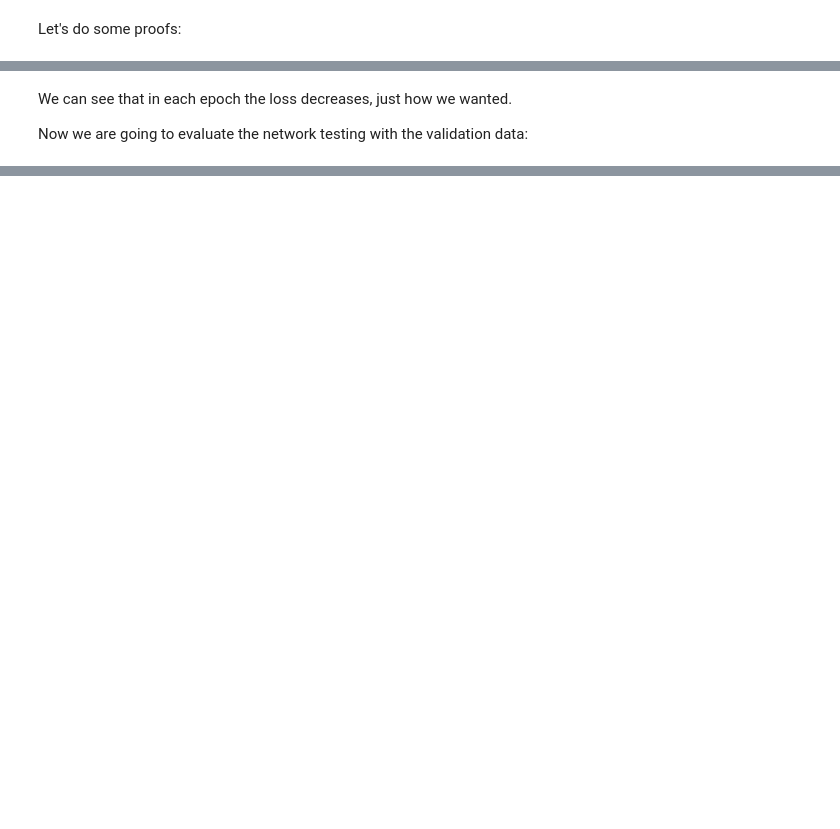
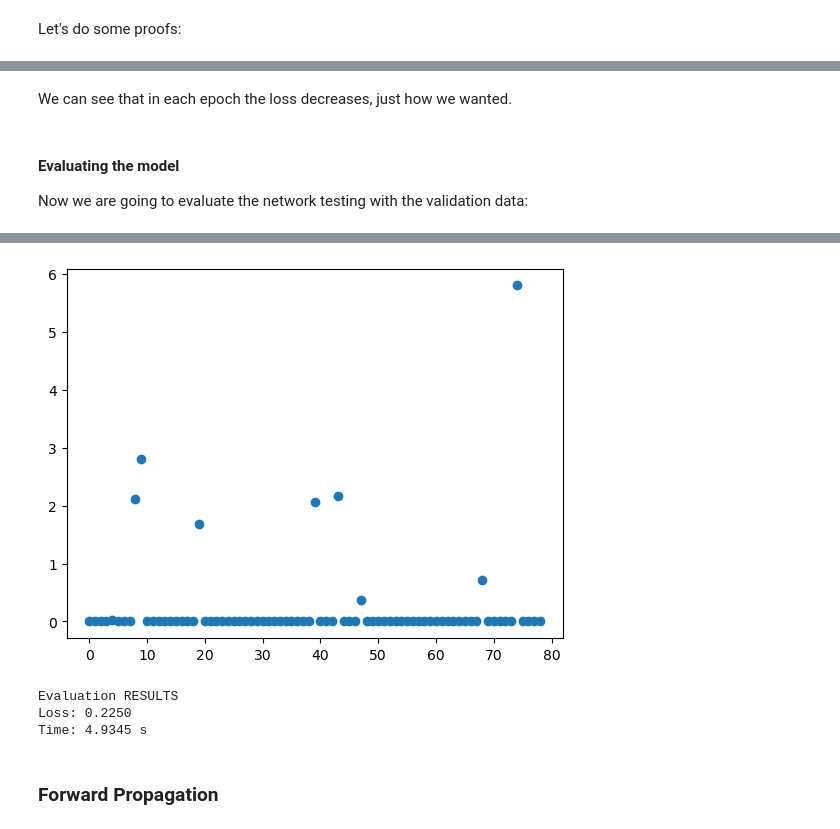
Before and after one commit to Naxetee/NN_FinalProject, a Jupyter notebook: NN_FinalProject.ipynb, the cells around one changed output, grey strips where cells are left out. Drawn from its saved outputs; the diff is of its cells as text; code cells hidden in the pictures; blank space fills up the shorter version.

```diff
--- a/NN_FinalProject.ipynb
+++ b/NN_FinalProject.ipynb
@@ -238,21 +297,21 @@ Then we create our Neural Network that inherits `torch.nn`:
 from torch import nn
 
 class MultiLayer(nn.Module):
-    def __init__(self) -> None:
+    def __init__(self, params) -> None:
         super().__init__()
 
         self.relu = nn.ReLU()
         self.flatten = nn.Flatten()
         self.softmax = nn.Softmax(1)
 
-        self.w1 = nn.Parameter(torch.FloatTensor(28*28, 128).uniform_(-1,1).requires_grad_(True).to(DEVICE))
-        self.b1 = nn.Parameter(torch.FloatTensor(128).uniform_(-1,1).requires_grad_(True).to(DEVICE))
+        self.w1 = nn.Parameter(params[0])
+        self.b1 = nn.Parameter(params[1])
 
-        self.w2 = nn.Parameter(torch.FloatTensor(128, 64).uniform_(-1,1).requires_grad_(True).to(DEVICE))
-        self.b2 = nn.Parameter(torch.FloatTensor(64).uniform_(-1,1).requires_grad_(True).to(DEVICE))
+        self.w2 = nn.Parameter(params[2])
+        self.b2 = nn.Parameter(params[3])
 
-        self.w3 = nn.Parameter(torch.FloatTensor(64, 10).uniform_(-1,1).requires_grad_(True).to(DEVICE))
-        self.b3 = nn.Parameter(torch.FloatTensor(10).uniform_(-1,1).requires_grad_(True).to(DEVICE))
+        self.w3 = nn.Parameter(params[4])
+        self.b3 = nn.Parameter(params[5])
 
 
     def forward(self, input_data) -> torch.Tensor:
@@ -271,21 +330,22 @@ def cross_entropy(targets, predictions):
 Let's do some proofs:
 # %%
 # We initialize an instance of the previously defined network
-mnn = MultiLayer().to(DEVICE)
+params_proof = parameters.copy()
+mnn = MultiLayer(params_proof).to(DEVICE)
 
 # We try our model with some first examples (one batch of size BATCHSIZE)
 loss_fn = cross_entropy
 
-for inputs, targets in train_data_loader:
+for batch in train_data_loader:
 
     w1, b1, w2, b2, w3, b3 = list(mnn.parameters())
 
-    inputs = inputs.to(DEVICE).requires_grad_(True)
-    targets = targets.to(DEVICE)
+    inputs = batch[0].to(DEVICE).requires_grad_(True)
+    targets = batch[1].to(DEVICE)
 
     predictions = mnn(inputs)
 
-    loss = loss_fn(targets, predictions)
+    loss = loss_fn(predictions, targets)
     print("Loss: ", loss)
 
     grads = torch.autograd.grad(loss,[w1, b1, w2, b2, w3, b3])
@@ -297,7 +357,7 @@ for inputs, targets in train_data_loader:
         print(grads[2].shape)
         print(grads[3].shape)
         print(grads[4].shape)
-        print("Grad:", grads[5].shape, " => ", grads[5])
+        print("Grad:", grads[5].shape, " === ", grads[5])
 
     break
 # %% [output]
@@ -491,4 +547,6 @@ Iteration  400, Loss: 0.0000, It. Time: 0.0037 s
 # %% [markdown]
 We can see that in each epoch the loss decreases, just how we wanted.
-
-Now we are going to evaluate the network testing with the validation data:
+# %% [markdown]
+#### Evaluating the model
+
+Now we are going to evaluate the network testing with the validation data:
@@ -494,0 +593,8 @@ Now we are going to evaluate the network testing with the validation data:
+# %%
+BackEval(
+    model=Back_NeuralNetwork,
+    data_loader=test_data_loader,
+    loss_fn=cross_entropy,
+    device=DEVICE
+)
+# %% [output]
@@ -494,0 +609,6 @@ Now we are going to evaluate the network testing with the validation data:
+[figure, added]
+Evaluation RESULTS
+Loss: 0.2250
+Time: 4.9345 s
+# %% [markdown]
+### Forward Propagation
```
Also changed, not shown: parts of 35 cells of this notebook, 1 other file.
